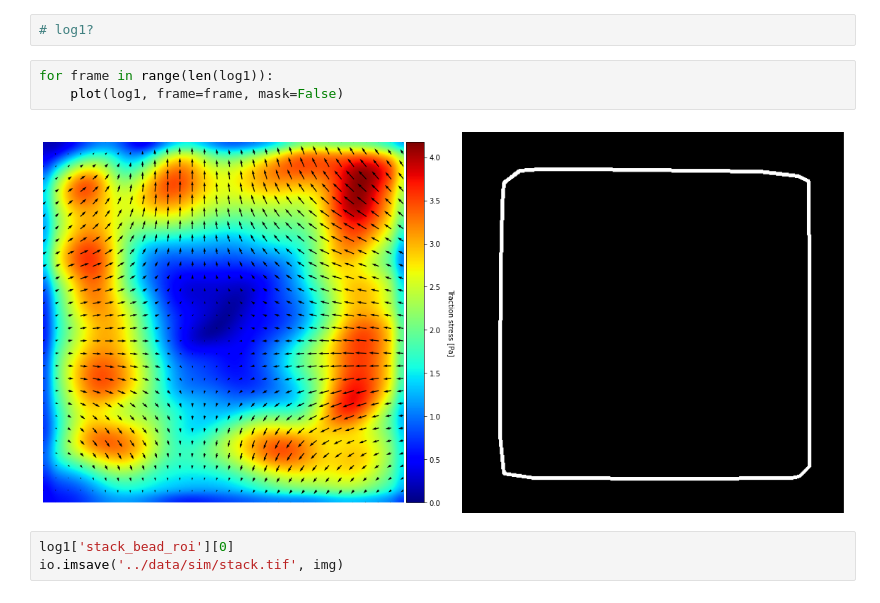
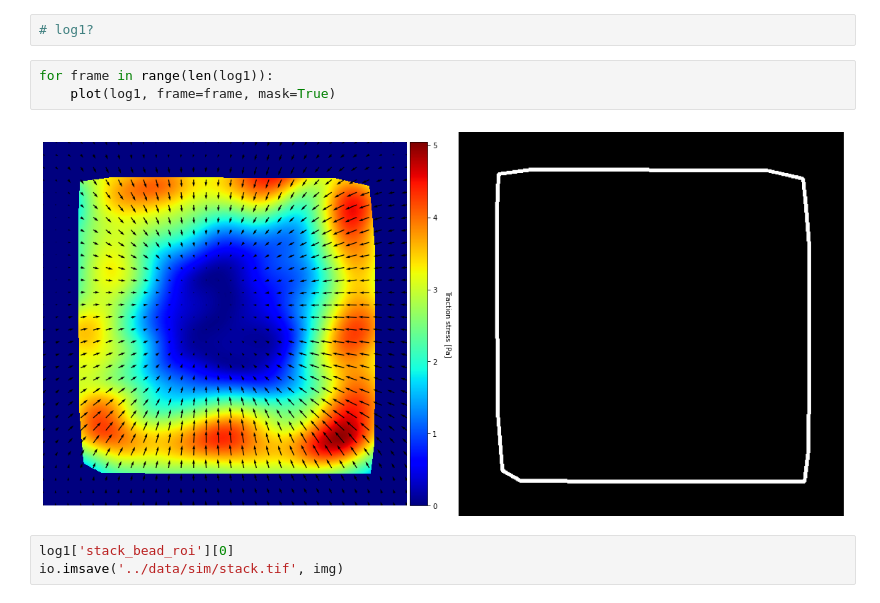
Before and after one commit to rg314/pytraction, a Jupyter notebook: scripts/in_silico_data.ipynb, the cells around one changed output. Cells and saved outputs as stored; diff of their text form.

```diff
--- a/scripts/in_silico_data.ipynb
+++ b/scripts/in_silico_data.ipynb
@@ -299,9 +303,9 @@ Processing stacks
 # log1?
 # %%
 for frame in range(len(log1)):
-    plot(log1, frame=frame, mask=False)
+    plot(log1, frame=frame, mask=True)
 # %% [output]
-[figure, old version]
+[figure, new version]
 # %%
 log1['stack_bead_roi'][0]
 io.imsave('../data/sim/stack.tif', img)
```
Also changed, not shown: parts of 6 cells of this notebook, 3 other files.
